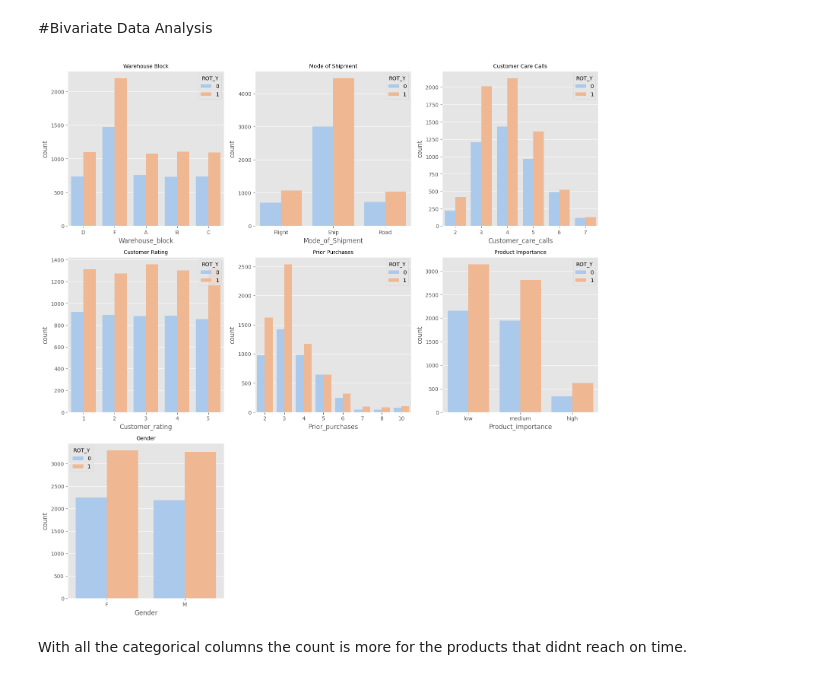
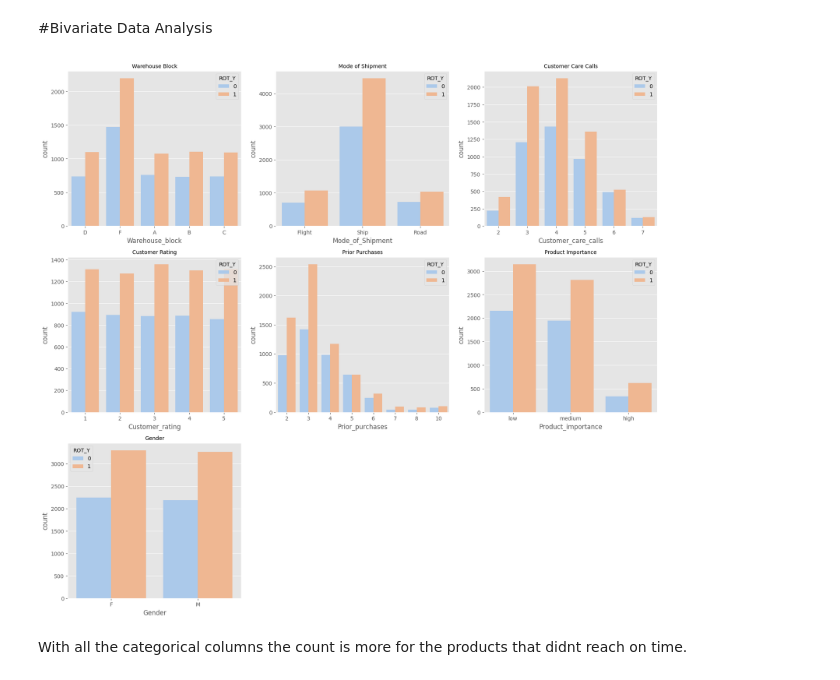
Before and after one commit to Riab22209/CE880-Case-Study-repository, a Jupyter notebook: CaseStudy_EDAandClassification.ipynb, the cells around one changed output. Saved outputs shown, nothing was run; the diff lists cells and outputs as text; code cells hidden in the pictures.

```diff
--- a/CaseStudy_EDAandClassification.ipynb
+++ b/CaseStudy_EDAandClassification.ipynb
@@ -217,38 +226,38 @@ plt.show()
 # %% [markdown]
 #Bivariate Data Analysis
 # %%
-plt.figure(figsize=(18, 18))
+plt.figure(figsize=(20, 18))
 
 plt.subplot(3, 3, 1)
 sns.countplot(x='Warehouse_block', hue='ROT_Y', data=data, palette='pastel')
 plt.title('Warehouse Block', fontsize=10)
 
 plt.subplot(3, 3, 2)
 sns.countplot(x='Mode_of_Shipment', hue='ROT_Y', data=data, palette='pastel')
 plt.title('Mode of Shipment', fontsize=10)
 
 plt.subplot(3, 3, 3)
 sns.countplot(x='Customer_care_calls', hue='ROT_Y',  data=data, palette='pastel')
 plt.title('Customer Care Calls', fontsize=10)
 
 plt.subplot(3, 3, 4)
 sns.countplot(x='Customer_rating', hue='ROT_Y',  data=data, palette='pastel')
 plt.title('Customer Rating', fontsize=10)
 
 plt.subplot(3, 3, 5)
 sns.countplot(x='Prior_purchases', hue='ROT_Y',  data=data, palette='pastel')
 plt.title('Prior Purchases', fontsize=10)
 
 plt.subplot(3, 3, 6)
 sns.countplot(x='Product_importance', hue='ROT_Y',  data=data, palette='pastel')
 plt.title('Product Importance', fontsize=10)
 
 plt.subplot(3, 3, 7)
 sns.countplot(x='Gender', hue='ROT_Y',  data=data, palette='pastel')
 plt.title('Gender', fontsize=10)
 
 plt.show()
 # %% [output]
-[figure, old version]
+[figure, new version]
 # %% [markdown]
 With all the categorical columns the count is more for the products that didnt reach on time.
```
Also changed, not shown: parts of 14 cells of this notebook.
